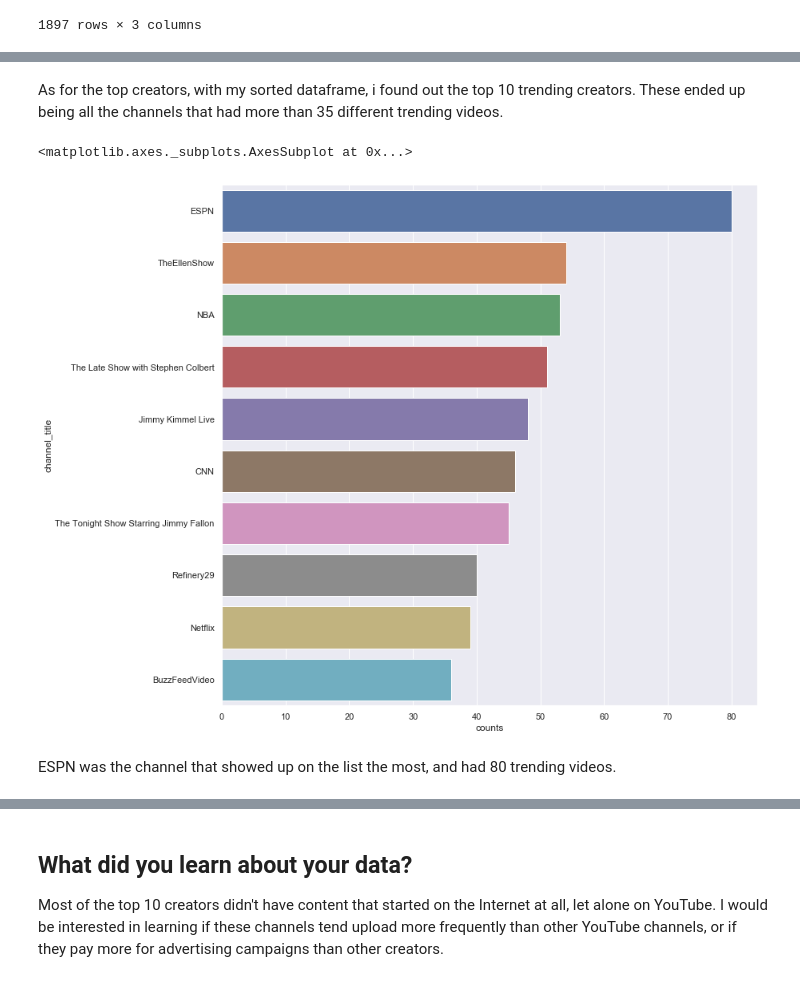
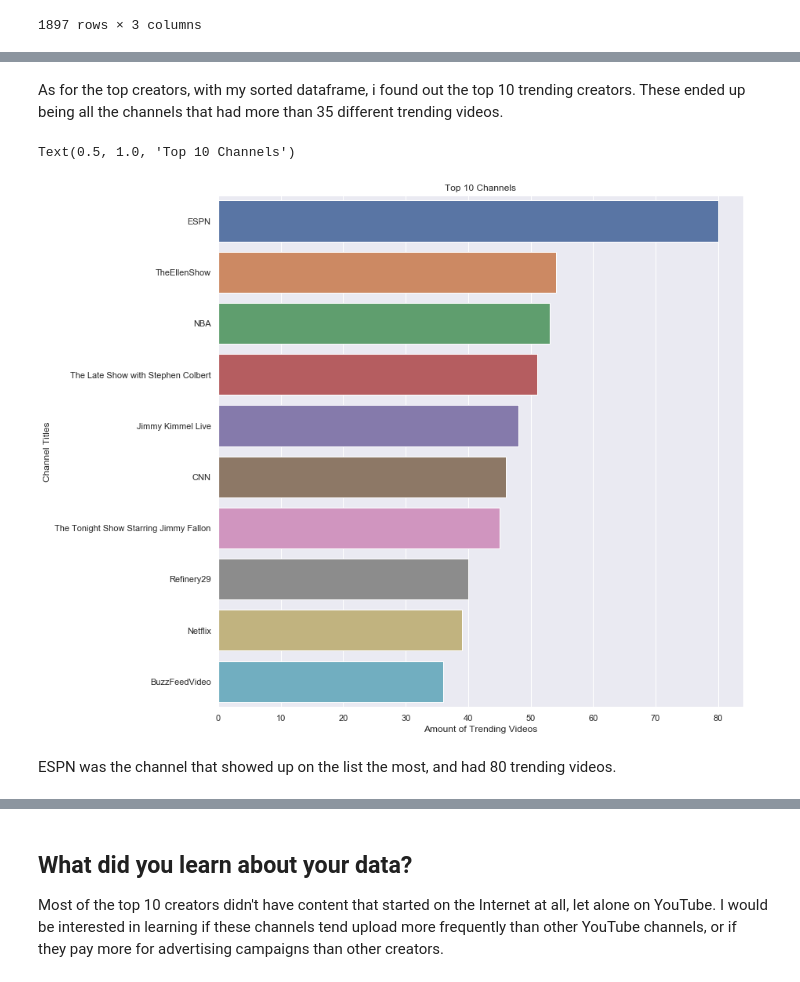
Before and after one commit to Carlene/youtube_trending, a Jupyter notebook: trending_creators.ipynb, the cells around one changed output, grey strips where cells are left out. Saved outputs shown, nothing was run; the diff lists cells and outputs as text; code cells hidden in the pictures.

```diff
--- a/trending_creators.ipynb
+++ b/trending_creators.ipynb
@@ -152,6 +147,20 @@ sns.regplot(x = 'counts', y = 'view_counts',
+# %% [markdown]
+As for the top creators, with my sorted dataframe, i found out the top 10 trending creators. These ended up being  all the channels that had more than 35 different trending videos.
 # %%
 # US channels sorted from highest amount of trending videos to lowest
 US_sorted_counts = US_channel_counts.sort_values(by=['counts'], ascending=False)
+
+US_sorted_counts[:10]
+sns.set(rc={'figure.figsize':(12,12)})
+sns.barplot(x="counts", y="channel_title", data=US_sorted_counts[:10])
+plt.xlabel("Amount of Trending Videos")
+plt.ylabel("Channel Titles")
+plt.title("Top 10 Channels")
+# %% [output]
+Text(0.5, 1.0, 'Top 10 Channels')
+[figure, added]
+# %% [markdown]
+ESPN was the channel that showed up on the list the most, and had 80 trending videos.
 # %%
 top_channels_all = US_trending.query('channel_title == "ESPN" or channel_title == "TheEllenShow" or channel_title == "NBA" or channel_title == "The Late Show with Stephen Colbert" or channel_title == "Jimmy Kimmel Live" or channel_title == "CNN" or channel_title == "The Tonight Show Starring Jimmy Fallon" or channel_title == "Refinery29" or channel_title == "Netflix" or channel_title == "BuzzFeedVideo"')
 top_channels_all
@@ -169,17 +178,3 @@ top_channels_all
 | 169834 | 5y0owYFTMno | 2018-06-14 | Ethan Hawke Knows To Seek Knowled... | The Late Show with Stephen Colbert | 24 | Entertainment | 2018-06-05 | 07:53:32 | ... |
 | 169853 | 97Gh0LRdKu4 | 2018-06-14 | Queer Eye: Season 2 | Trailer [HD... | Netflix | 24 | Entertainment | 2018-06-07 | 14:59:35 | ... |
 492 rows × 23 columns
-# %% [markdown]
-As for the top creators, with my sorted dataframe, i found out the top 10 trending creators. These ended up being  all the channels that had more than 35 different trending videos.
-# %%
-# US channels with more than 35 trending videos, 10 channels total
-US_top_10 = US_sorted_counts.loc[US_sorted_counts['counts'] > 35]
-
-
-sns.set(rc={'figure.figsize':(12,12)})
-sns.barplot(x="counts", y="channel_title", data=US_top_10)
-# %% [output]
-<matplotlib.axes._subplots.AxesSubplot at 0x...>
-[figure, removed]
-# %% [markdown]
-ESPN was the channel that showed up on the list the most, and had 80 trending videos.
```
Also changed, not shown: parts of 9 cells of this notebook.
